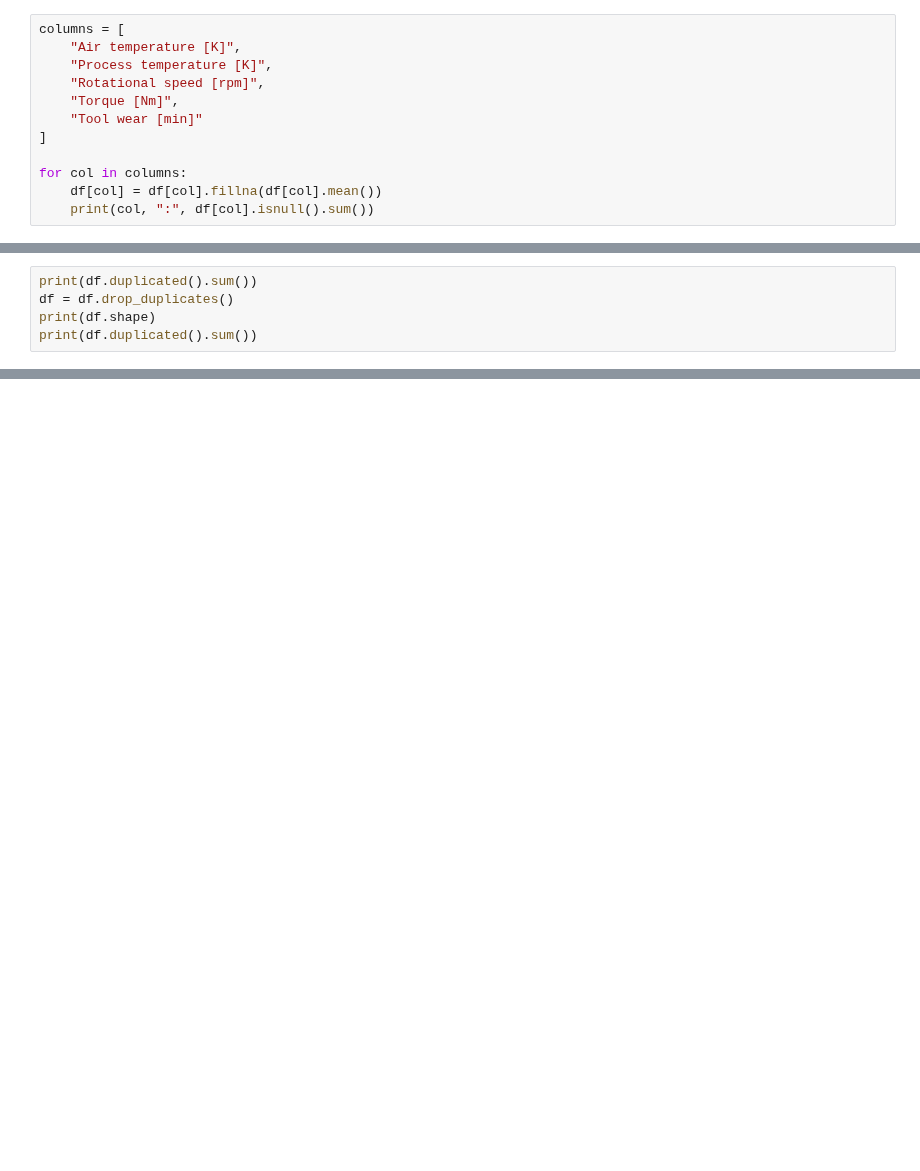
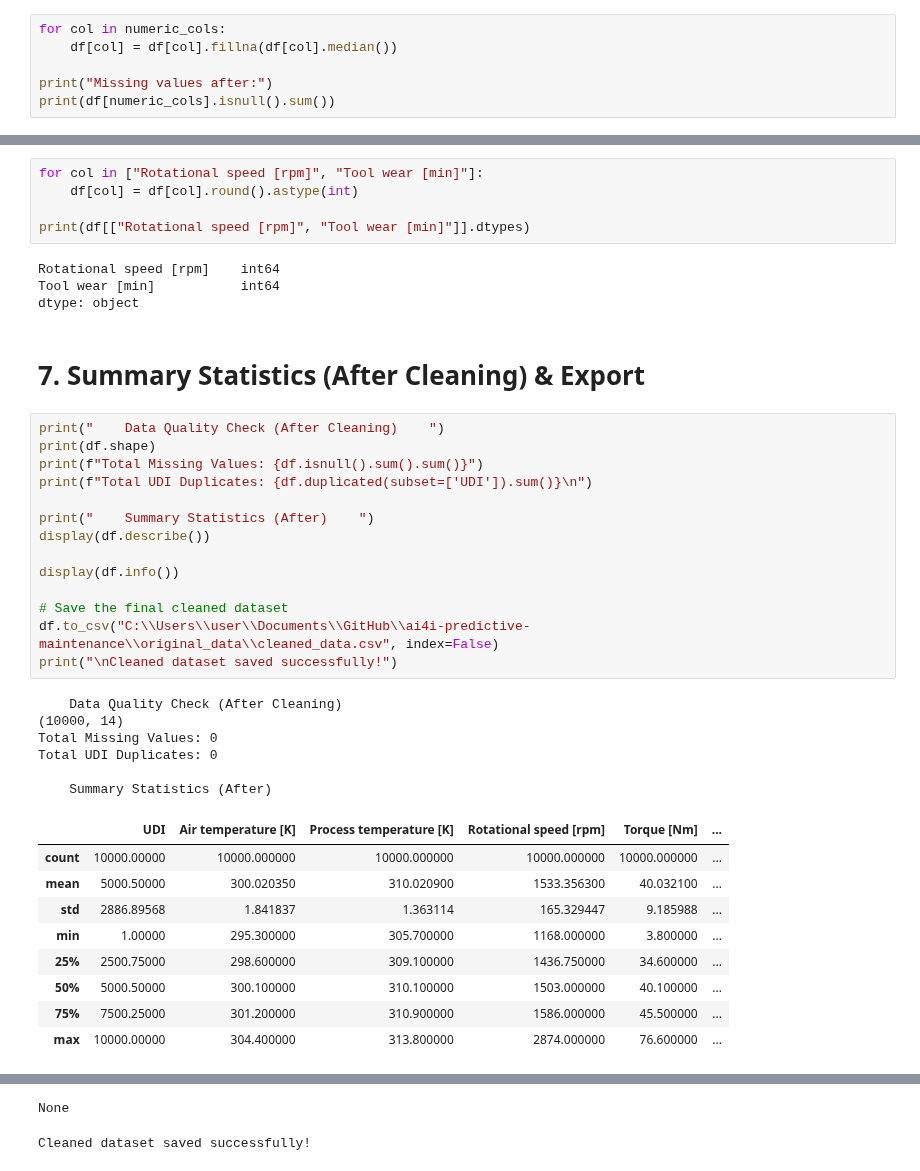
Before and after one commit to aljabali89m/ai4i-predictive-maintenance, a Jupyter notebook: milestones_code/milestone2_cleaning_data_code.ipynb, the cells around one changed output, grey strips where cells are left out. Saved outputs shown, nothing was run; the diff lists cells and outputs as text; blank space fills up the shorter version.

```diff
--- a/milestones_code/milestone2_cleaning_data_code.ipynb
+++ b/milestones_code/milestone2_cleaning_data_code.ipynb
@@ -141,13 +159,7 @@ fixing nulls
 # %%
-columns = [
-    "Air temperature [K]",
-    "Process temperature [K]",
-    "Rotational speed [rpm]",
-    "Torque [Nm]",
-    "Tool wear [min]"
-]
+for col in numeric_cols:
+    df[col] = df[col].fillna(df[col].median())
 
-for col in columns:
-    df[col] = df[col].fillna(df[col].mean())
-    print(col, ":", df[col].isnull().sum())
+print("Missing values after:")
+print(df[numeric_cols].isnull().sum())
 # %% [output]
@@ -161,5 +172,0 @@ fixing duplicates
-# %%
-print(df.duplicated().sum())
-df = df.drop_duplicates()
-print(df.shape)
-print(df.duplicated().sum())
@@ -195,0 +175,41 @@ Cleaned data saved successfully!
+# %%
+for col in ["Rotational speed [rpm]", "Tool wear [min]"]:
+    df[col] = df[col].round().astype(int)
+
+print(df[["Rotational speed [rpm]", "Tool wear [min]"]].dtypes)
+# %% [output]
+Rotational speed [rpm]    int64
+Tool wear [min]           int64
+dtype: object
+# %% [markdown]
+# 7. Summary Statistics (After Cleaning) & Export
+# %%
+print("    Data Quality Check (After Cleaning)    ")
+print(df.shape)
+print(f"Total Missing Values: {df.isnull().sum().sum()}")
+print(f"Total UDI Duplicates: {df.duplicated(subset=['UDI']).sum()}\n")
+
+print("    Summary Statistics (After)    ")
+display(df.describe())
+
+display(df.info())
+
+# Save the final cleaned dataset
+df.to_csv("C:\\Users\\user\\Documents\\GitHub\\ai4i-predictive-maintenance\\original_data\\cleaned_data.csv", index=False)
+print("\nCleaned dataset saved successfully!")
+# %% [output]
+    Data Quality Check (After Cleaning)
+(10000, 14)
+Total Missing Values: 0
+Total UDI Duplicates: 0
+
+    Summary Statistics (After)
+|  | UDI | Air temperature [K] | Process temperature [K] | Rotational speed [rpm] | Torque [Nm] | ... |
+| count | 10000.00000 | 10000.000000 | 10000.000000 | 10000.000000 | 10000.000000 | ... |
+| mean | 5000.50000 | 300.020350 | 310.020900 | 1533.356300 | 40.032100 | ... |
+| std | 2886.89568 | 1.841837 | 1.363114 | 165.329447 | 9.185988 | ... |
+| min | 1.00000 | 295.300000 | 305.700000 | 1168.000000 | 3.800000 | ... |
+| 25% | 2500.75000 | 298.600000 | 309.100000 | 1436.750000 | 34.600000 | ... |
+| 50% | 5000.50000 | 300.100000 | 310.100000 | 1503.000000 | 40.100000 | ... |
+| 75% | 7500.25000 | 301.200000 | 310.900000 | 1586.000000 | 45.500000 | ... |
+| max | 10000.00000 | 304.400000 | 313.800000 | 2874.000000 | 76.600000 | ... |
@@ -195,0 +233,2 @@ Cleaned data saved successfully!
+None
+Cleaned dataset saved successfully!
```
Also changed, not shown: parts of 29 cells of this notebook, 1 other file.
